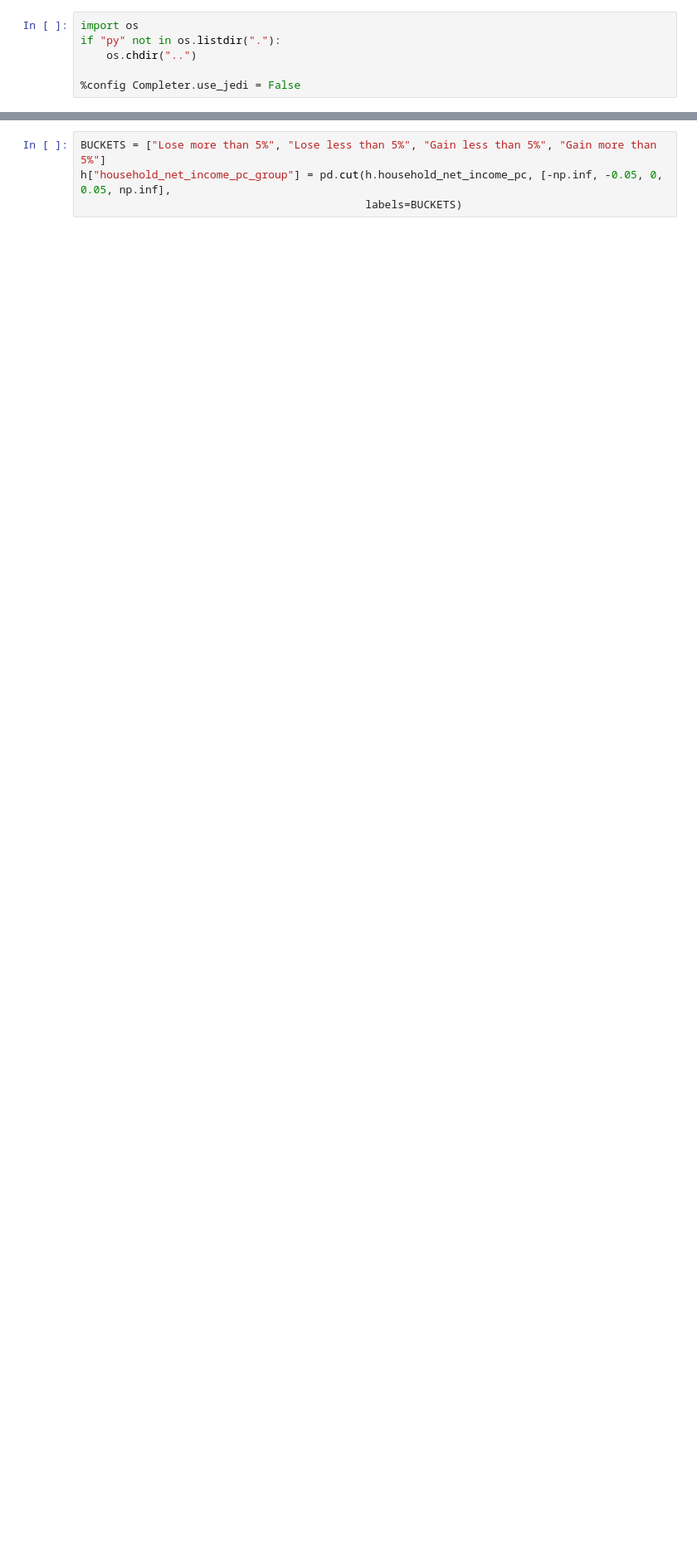
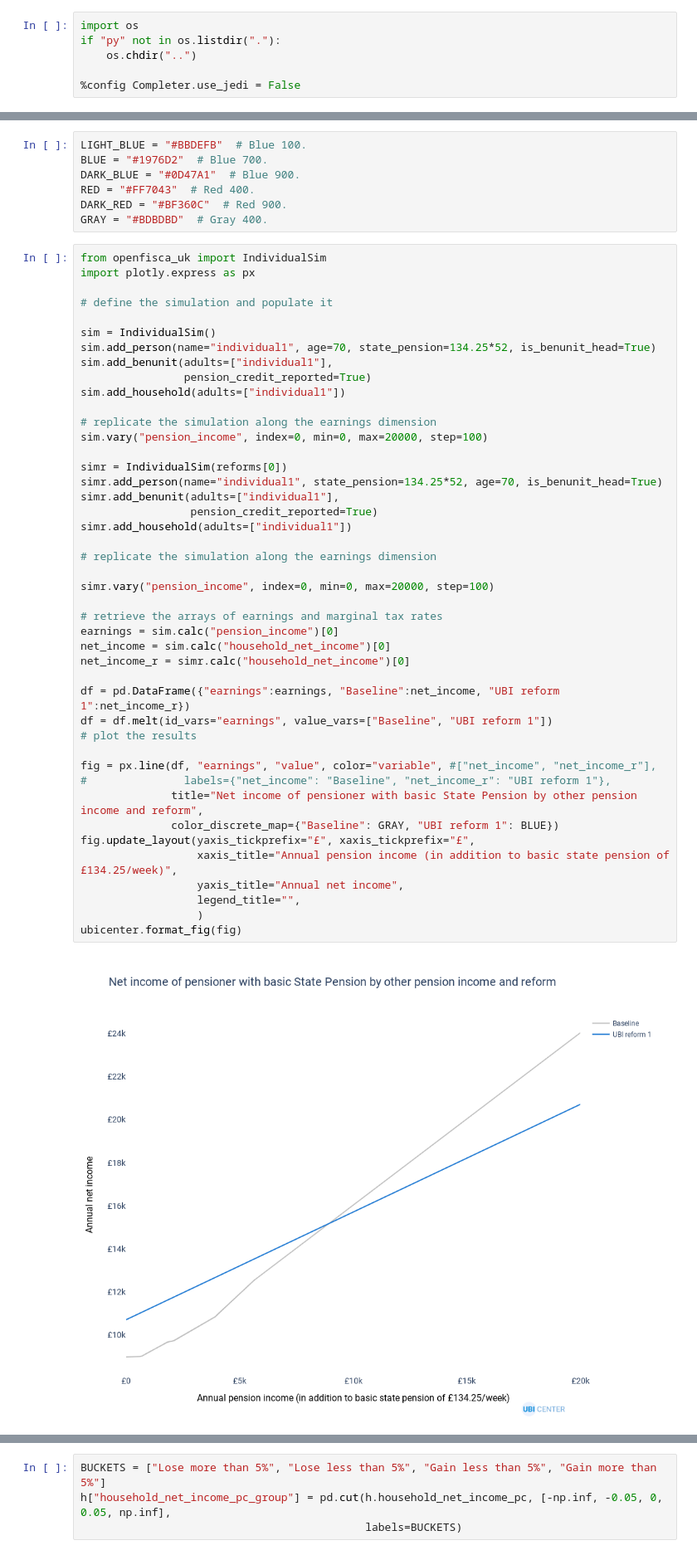
Before and after one commit to UBICenter/uk, a Jupyter notebook: jb/scratch.ipynb, the cells around one changed output, grey strips where cells are left out. Shown at 83% size. Cells and saved outputs as stored; diff of their text form; blank space fills up the shorter version.

```diff
--- a/jb/scratch.ipynb
+++ b/jb/scratch.ipynb
@@ -261,0 +312,53 @@ decile["pc"] = decile.chg / decile.household_net_income_base
+# %%
+LIGHT_BLUE = "#BBDEFB"  # Blue 100.
+BLUE = "#1976D2"  # Blue 700.
+DARK_BLUE = "#0D47A1"  # Blue 900.
+RED = "#FF7043"  # Red 400.
+DARK_RED = "#BF360C"  # Red 900.
+GRAY = "#BDBDBD"  # Gray 400.
+# %%
+from openfisca_uk import IndividualSim
+import plotly.express as px
+
+# define the simulation and populate it
+
+sim = IndividualSim()
+sim.add_person(name="individual1", age=70, state_pension=134.25*52, is_benunit_head=True)
+sim.add_benunit(adults=["individual1"],
+                pension_credit_reported=True)
+sim.add_household(adults=["individual1"])
+
+# replicate the simulation along the earnings dimension
+sim.vary("pension_income", index=0, min=0, max=20000, step=100)
+
+simr = IndividualSim(reforms[0])
+simr.add_person(name="individual1", state_pension=134.25*52, age=70, is_benunit_head=True)
+simr.add_benunit(adults=["individual1"],
+                 pension_credit_reported=True)
+simr.add_household(adults=["individual1"])
+
+# replicate the simulation along the earnings dimension
+
+simr.vary("pension_income", index=0, min=0, max=20000, step=100)
+
+# retrieve the arrays of earnings and marginal tax rates
+earnings = sim.calc("pension_income")[0]
+net_income = sim.calc("household_net_income")[0]
+net_income_r = simr.calc("household_net_income")[0]
+
+df = pd.DataFrame({"earnings":earnings, "Baseline":net_income, "UBI reform 1":net_income_r})
+df = df.melt(id_vars="earnings", value_vars=["Baseline", "UBI reform 1"])
+# plot the results
+
+fig = px.line(df, "earnings", "value", color="variable", #["net_income", "net_income_r"],
+#               labels={"net_income": "Baseline", "net_income_r": "UBI reform 1"},
+              title="Net income of pensioner with basic State Pension by other pension income and reform",
+              color_discrete_map={"Baseline": GRAY, "UBI reform 1": BLUE})
+fig.update_layout(yaxis_tickprefix="£", xaxis_tickprefix="£",
+                  xaxis_title="Annual pension income (in addition to basic state pension of £134.25/week)",
+                  yaxis_title="Annual net income",
+                  legend_title="",
+                  )
+ubicenter.format_fig(fig)
+# %% [output]
+[figure, added]
```
Also changed, not shown: parts of 27 cells of this notebook, 42 other files.
